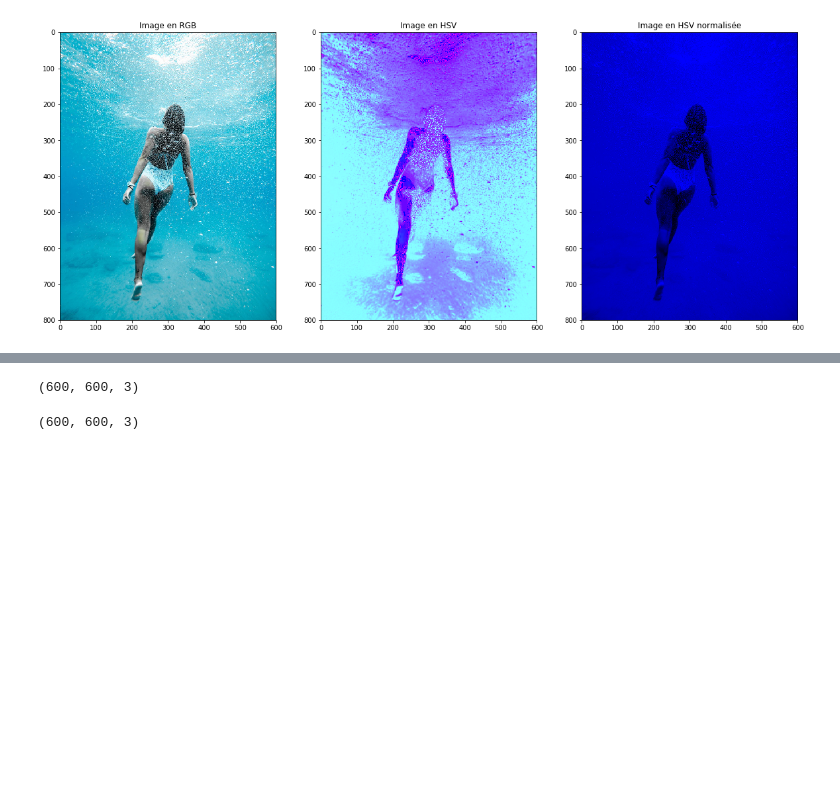
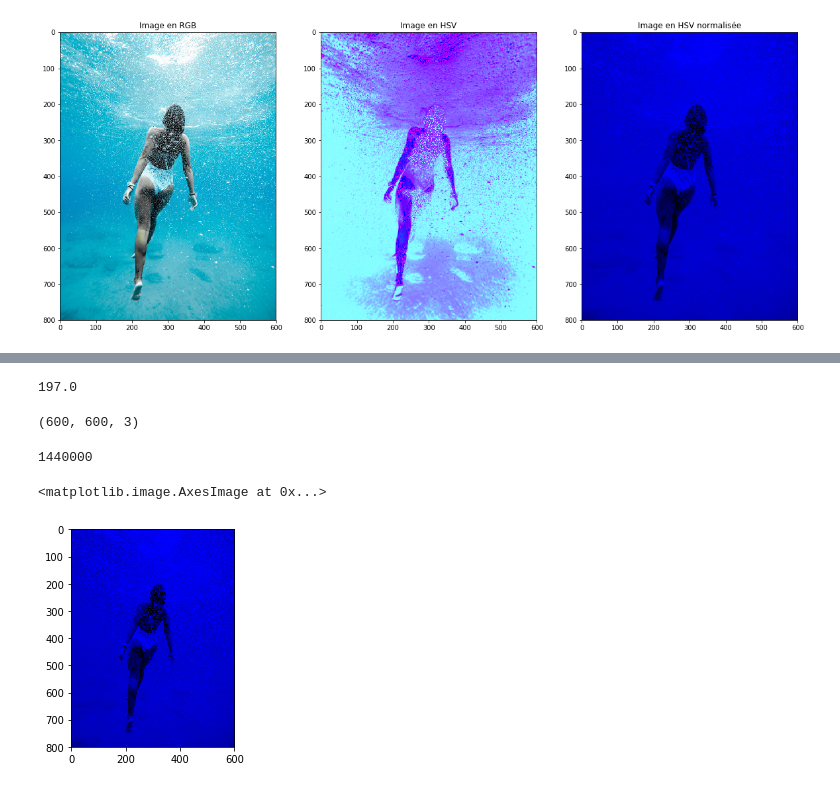
Before and after one commit to AsmaBRZ/Inpainting, a Jupyter notebook: src/Inpainting.ipynb, the cells around one changed output, grey strips where cells are left out. Cells and saved outputs as stored; diff of their text form; code cells hidden in the pictures; blank space fills up the shorter version.

```diff
--- a/src/Inpainting.ipynb
+++ b/src/Inpainting.ipynb
@@ -478,3 +511,7 @@ Clipping input data to the valid range for imshow with RGB data ([0..1] for floa
+# %%
+im_hsv.flatten()[2]
+# %% [output]
+197.0
 # %%
 i=200
 j=200
@@ -483,10 +520,17 @@ im=get_patch(i,j,h,im_hsv_norm)
 im.shape
 # %% [output]
 (600, 600, 3)
+# %%
+im_hsv.shape
+800*600*3
+# %% [output]
+1440000
 # %%
-v=patchToVector(im)
-p=vectorToPatch(v)
-p.shape
+v=patchToVector(im_hsv)
+p=vectorToPatch(v,800,600)
+p=normalize(p)
+plt.imshow(p)
 # %% [output]
-(600, 600, 3)
+<matplotlib.image.AxesImage at 0x...>
+[figure, added]
 # %%
```
Also changed, not shown: parts of 9 cells of this notebook.
